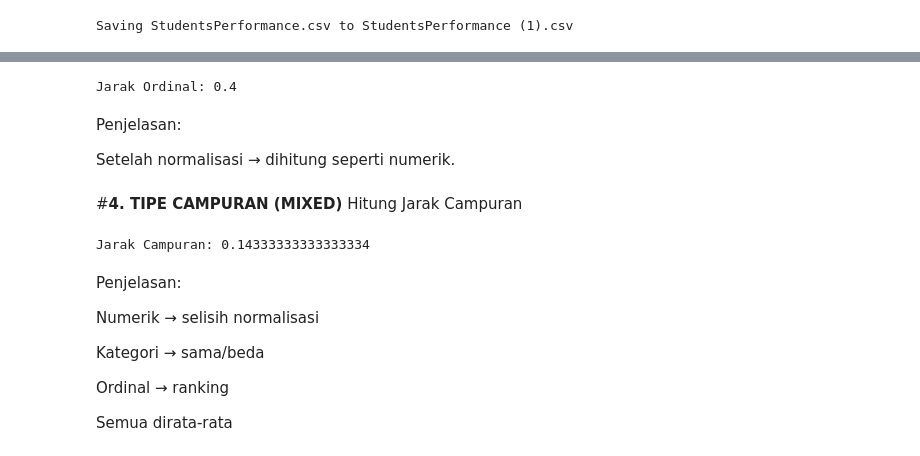
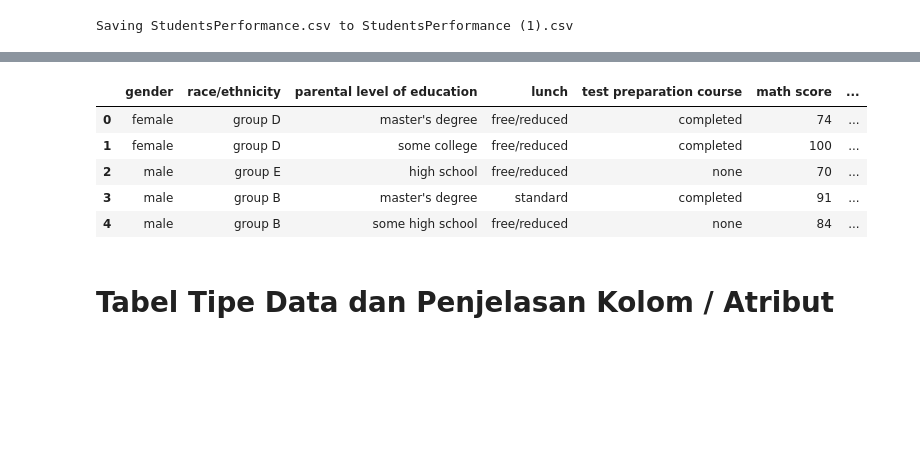
Before and after one commit to nasrunbelajar28/Pendata, a Jupyter notebook: _sources/Mengukur_Jarak_Data.ipynb, the cells around one changed output, grey strips where cells are left out. Drawn from its saved outputs; the diff is of its cells as text; code cells hidden in the pictures; blank space fills up the shorter version.

Commit message:
Update Mengukur Jarak

```diff
--- a/_sources/Mengukur_Jarak_Data.ipynb
+++ b/_sources/Mengukur_Jarak_Data.ipynb
@@ -435,46 +434,12 @@ Agar semua nilai berada di skala 0–1.
-# %%
-jarak_ord = abs(z1 - z2)
-print("Jarak Ordinal:", jarak_ord)
-# %% [output]
-Jarak Ordinal: 0.4
-# %% [markdown]
-Penjelasan:
-
-Setelah normalisasi → dihitung seperti numerik.
-# %% [markdown]
-#**4. TIPE CAMPURAN (MIXED)**
-Hitung Jarak Campuran
-# %%
-# Range numerik untuk normalisasi
-range_math = df['math score'].max() - df['math score'].min()
-
-def jarak_campuran(p1, p2):
-    # Numerik
-    d_num = abs(p1['math score'] - p2['math score']) / range_math
-
-    # Kategori
-    d_cat = 0 if p1['gender'] == p2['gender'] else 1
-
-    # Ordinal
-    r1 = ranking[p1['parental level of education']]
-    r2 = ranking[p2['parental level of education']]
-    z1 = (r1 - 1)/(M - 1)
-    z2 = (r2 - 1)/(M - 1)
-    d_ord = abs(z1 - z2)
-
-    return (d_num + d_cat + d_ord)/3
-
-hasil = jarak_campuran(data_1, data_2)
-print("Jarak Campuran:", hasil)
-# %% [output]
-Jarak Campuran: 0.14333333333333334
-# %% [markdown]
-Penjelasan:
-
-Numerik → selisih normalisasi
-
-Kategori → sama/beda
-
-Ordinal → ranking
-
-Semua dirata-rata
+# %%
+df = pd.read_csv("StudentsPerformance.csv")
+df.head()
+# %% [output]
+|  | gender | race/ethnicity | parental level of education | lunch | test preparation course | math score | ... |
+| 0 | female | group D | master's degree | free/reduced | completed | 74 | ... |
+| 1 | female | group D | some college | free/reduced | completed | 100 | ... |
+| 2 | male | group E | high school | free/reduced | none | 70 | ... |
+| 3 | male | group B | master's degree | standard | completed | 91 | ... |
+| 4 | male | group B | some high school | free/reduced | none | 84 | ... |
+# %% [markdown]
+# **Tabel Tipe Data dan Penjelasan Kolom / Atribut**
```
Also changed, not shown: parts of 73 cells of this notebook, 12 other files.
